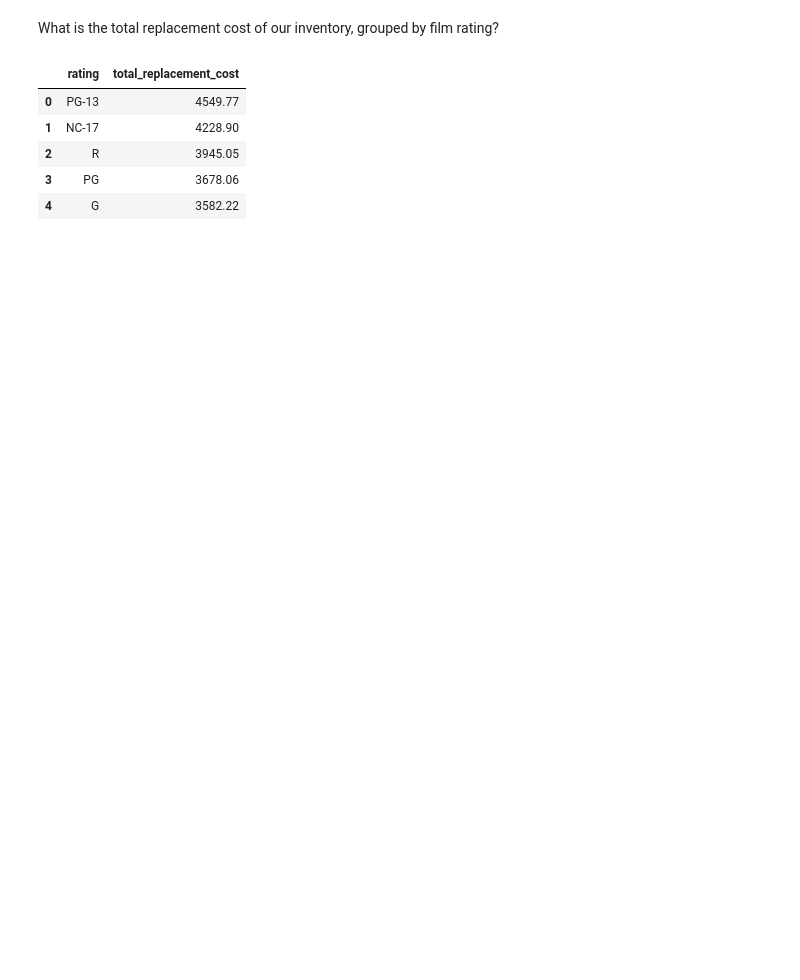
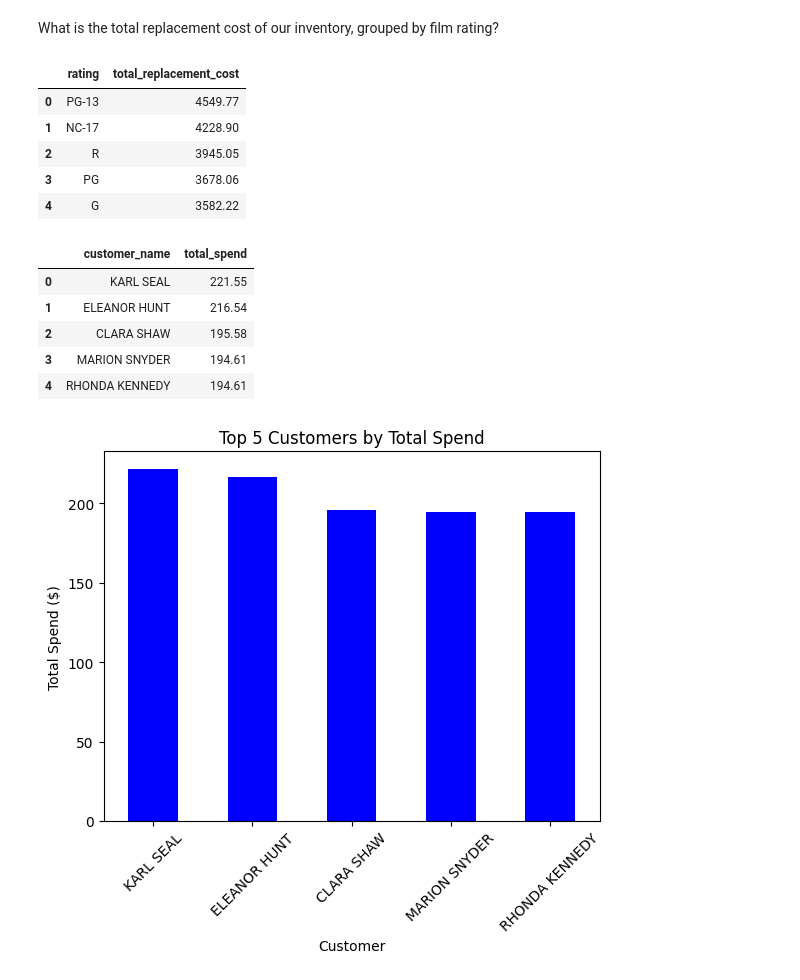
Before and after one commit to erfantk25-lab/lab1-sql, a Jupyter notebook: lab1.ipynb, the cells around one changed output. Saved outputs shown, nothing was run; the diff lists cells and outputs as text; code cells hidden in the pictures; blank space fills up the shorter version.

```diff
--- a/lab1.ipynb
+++ b/lab1.ipynb
@@ -226,3 +238,39 @@ display(con.sql(TASK_1_f_4).df())
 | 2 | R | 3945.05 |
 | 3 | PG | 3678.06 |
 | 4 | G | 3582.22 |
+# %%
+Task_2_a = """
+SELECT
+    c.first_name || ' ' || c.last_name AS customer_name,
+    SUM(p.amount) AS total_spend
+FROM
+    customer AS c
+JOIN
+    payment AS p ON c.customer_id = p.customer_id
+GROUP BY
+    customer_name
+ORDER BY
+    total_spend DESC
+LIMIT 5;
+"""
+
+# AI Generated Code.
+df_top_customers = con.sql(Task_2_a).df()
+display(df_top_customers)
+
+# AI Generated Code.
+df_top_customers.plot(kind='bar', x='customer_name', y='total_spend', color= 'blue', legend=False)
+# AI Generated Code.
+plt.title("Top 5 Customers by Total Spend")
+plt.ylabel("Total Spend ($)")
+plt.xlabel("Customer")
+plt.xticks(rotation=45)
+plt.show()
+# %% [output]
+|  | customer_name | total_spend |
+| 0 | KARL SEAL | 221.55 |
+| 1 | ELEANOR HUNT | 216.54 |
+| 2 | CLARA SHAW | 195.58 |
+| 3 | MARION SNYDER | 194.61 |
+| 4 | RHONDA KENNEDY | 194.61 |
+[figure, added]
```
Also changed, not shown: parts of 6 cells of this notebook.
